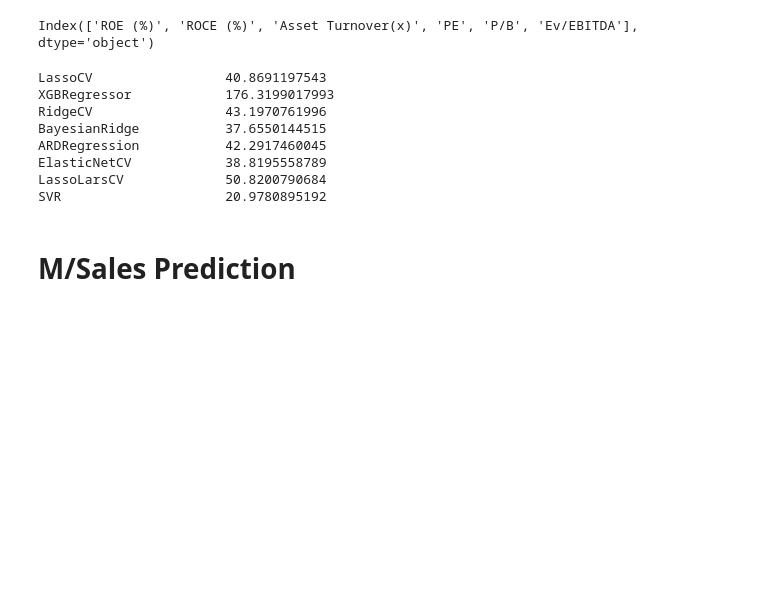
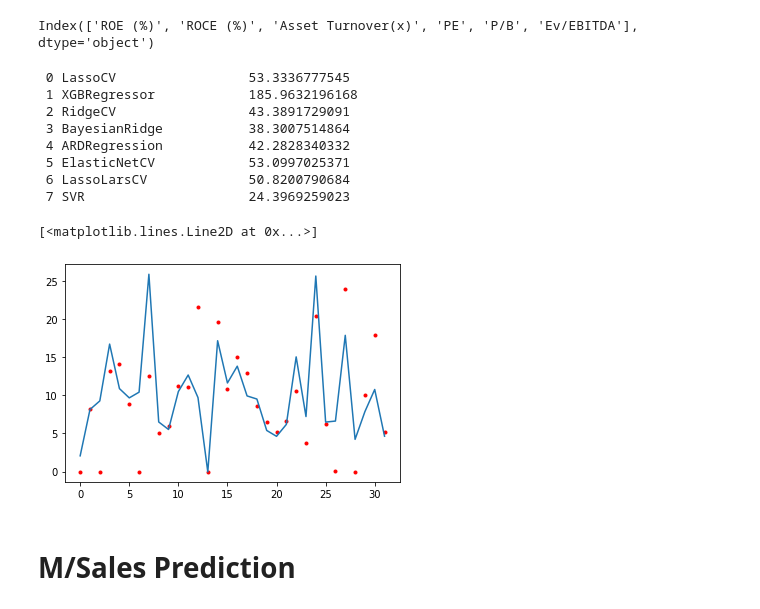
Before and after one commit to RohanTrix/Stock-market-predictor, a Jupyter notebook: MNC_Day2.ipynb, the cells around one changed output. Drawn from its saved outputs; the diff is of its cells as text; code cells hidden in the pictures; blank space fills up the shorter version.

```diff
--- a/MNC_Day2.ipynb
+++ b/MNC_Day2.ipynb
@@ -86,9 +88,17 @@ Index(['ROE (%)', 'ROCE (%)', 'Asset Turnover(x)', 'PE', 'P/B', 'Ev/EBITDA'], dt
 # %%
 X,y = data1[['ROE (%)', 'ROCE (%)', 'Asset Turnover(x)', 'PE', 'P/B']], data1['Ev/EBITDA']
 # %%
-from sklearn.preprocessing import StandardScaler
+from sklearn.preprocessing import StandardScaler, MinMaxScaler, RobustScaler
+'''
 sc_X = StandardScaler()
 X = sc_X.fit_transform(X)
+
+mm_X = MinMaxScaler()
+X = mm_X.fit_transform(X)
+'''
+
+rs_X = RobustScaler()
+X = rs_X.fit_transform(X)
 # %%
 from sklearn.model_selection import train_test_split
 X_train, X_test, y_train, y_test = train_test_split(X, y, test_size = 0.2,random_state = 42)
@@ -119,16 +129,16 @@ for i in l:
     pred_list.append(i.predict(X_test))
 # %%
 from sklearn.metrics import mean_squared_error
-for r,p in zip(reg_name,pred_list):
+for i,r,p in zip(range(len(reg_name)),reg_name,pred_list):
     #print(r,'\t',mean_squared_error(y_test.values, p))
 
-    print('{:20s}    {:.10f}'.format(r, mean_squared_error(y_test.values, p),))
+    print('{:2d} {:20s}    {:.10f}'.format(i,r, mean_squared_error(y_test.values, p),))
 # %% [output]
-LassoCV                 40.8691197543
-XGBRegressor            176.3199017993
-RidgeCV                 43.1970761996
-BayesianRidge           37.6550144515
-ARDRegression           42.2917460045
-ElasticNetCV            38.8195558789
-LassoLarsCV             50.8200790684
-SVR                     20.9780895192
+ 0 LassoCV                 53.3336777545
+ 1 XGBRegressor            185.9632196168
+ 2 RidgeCV                 43.3891729091
+ 3 BayesianRidge           38.3007514864
+ 4 ARDRegression           42.2828340332
+ 5 ElasticNetCV            53.0997025371
+ 6 LassoLarsCV             50.8200790684
+ 7 SVR                     24.3969259023
@@ -137,3 +145,11 @@ SVR                     20.9780895192
+# %%
+#plt.subplots(figsize=(12,8))
+plt.plot(range(y_test.shape[0]),y_test,'.r')
+#plt.plot(range(y_test.shape[0]),y_test,'.r')
+plt.plot([i for i in range(len(pred_list[1]))], pred_list[7])
+# %% [output]
+[<matplotlib.lines.Line2D at 0x...>]
+[figure, added]
 # %% [markdown]
 # **M/Sales Prediction**
 # %%
```
Also changed, not shown: parts of 6 cells of this notebook.
